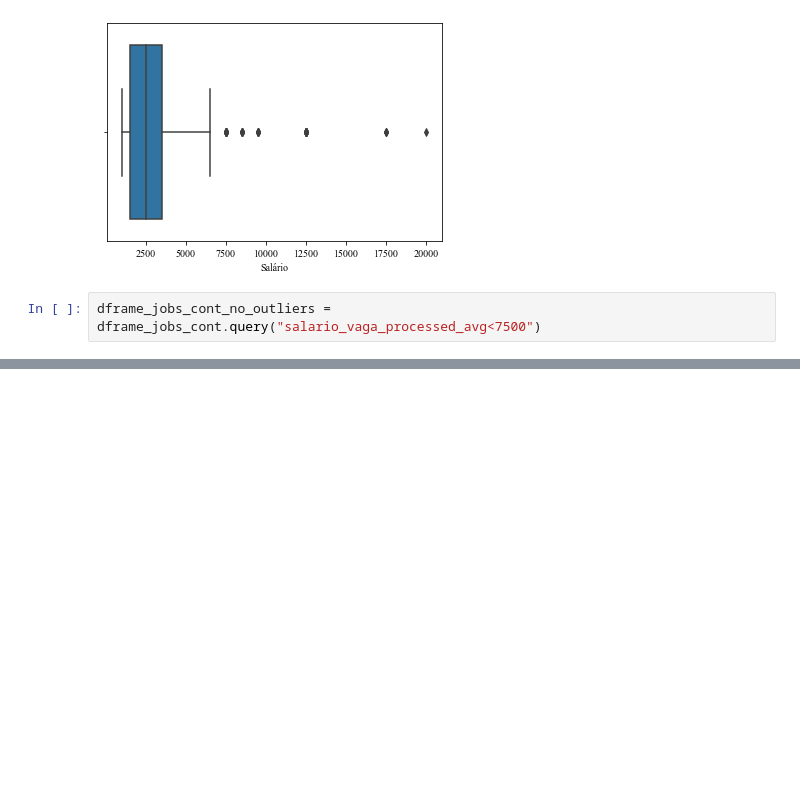
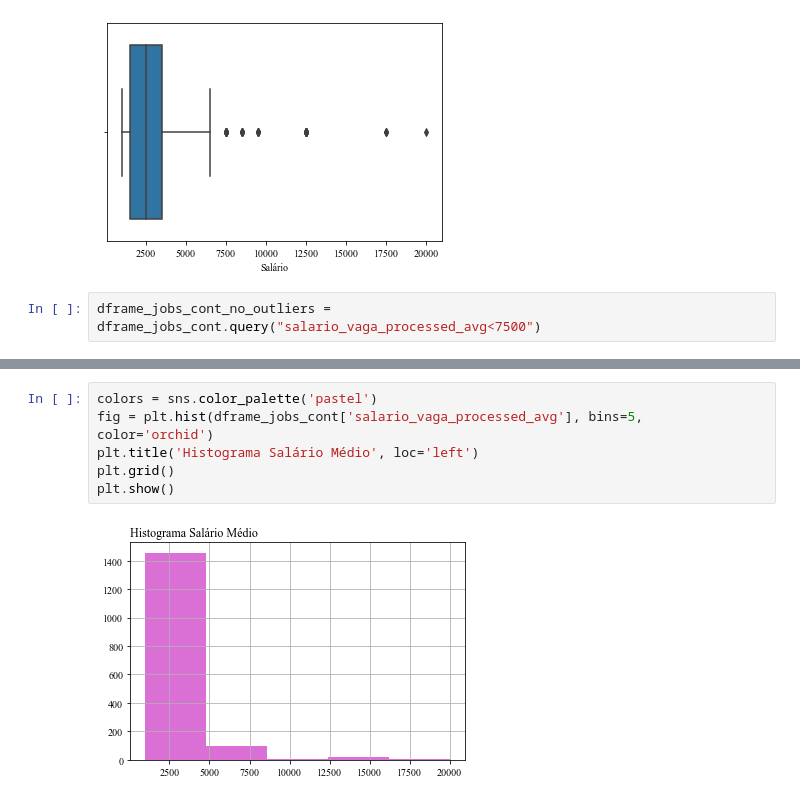
Before and after one commit to ivanrmello/berle-means, a Jupyter notebook: accounting-theory/relation-between-salary-and-tech-skills/04_preprocessing_description_and_tech_skills.ipynb, the cells around one changed output, grey strips where cells are left out. Saved outputs shown, nothing was run; the diff lists cells and outputs as text; blank space fills up the shorter version.

```diff
--- a/accounting-theory/relation-between-salary-and-tech-skills/04_preprocessing_description_and_tech_skills.ipynb
+++ b/accounting-theory/relation-between-salary-and-tech-skills/04_preprocessing_description_and_tech_skills.ipynb
@@ -340,0 +370,8 @@ Notes:
+# %%
+colors = sns.color_palette('pastel')
+fig = plt.hist(dframe_jobs_cont['salario_vaga_processed_avg'], bins=5, color='orchid')
+plt.title('Histograma Salário Médio', loc='left')
+plt.grid()
+plt.show()
+# %% [output]
+[figure, added]
```
Also changed, not shown: parts of 18 cells of this notebook, 1 other file.
